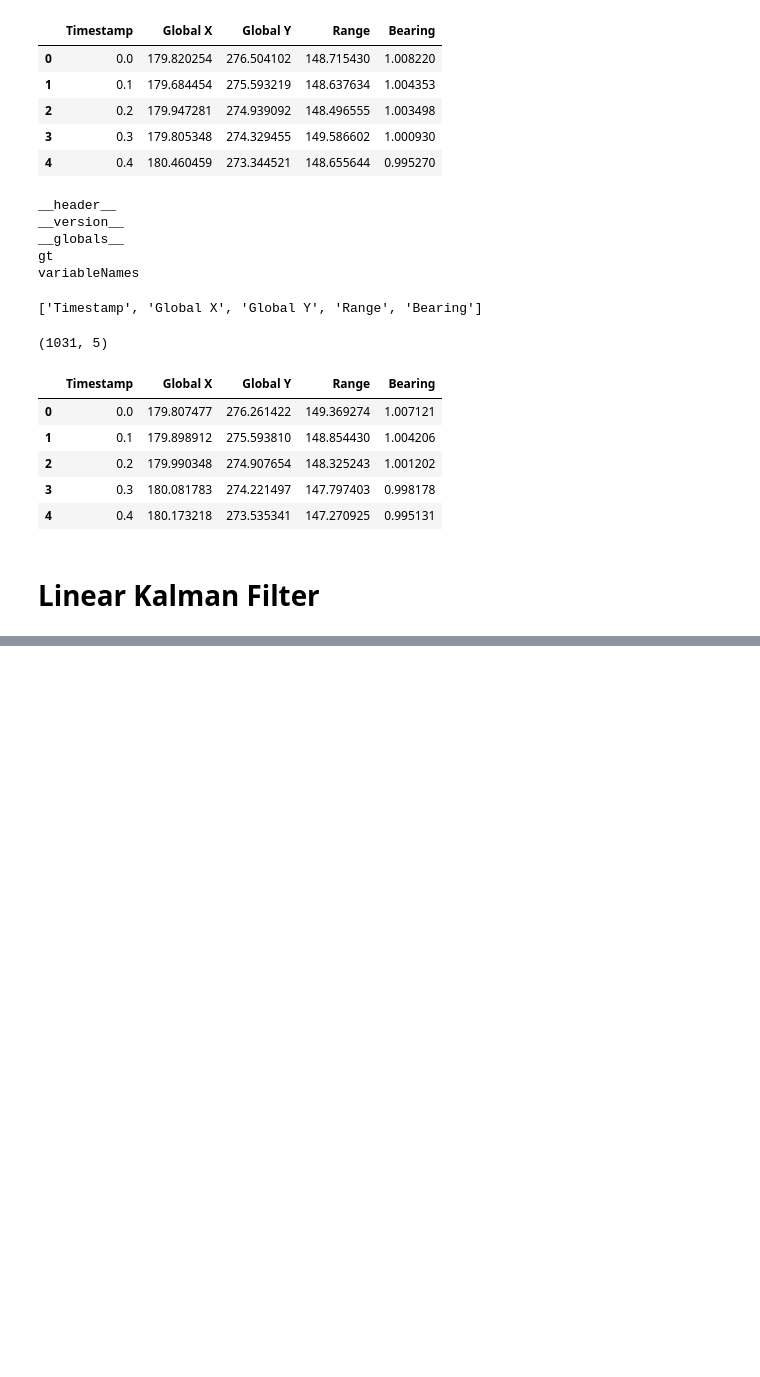
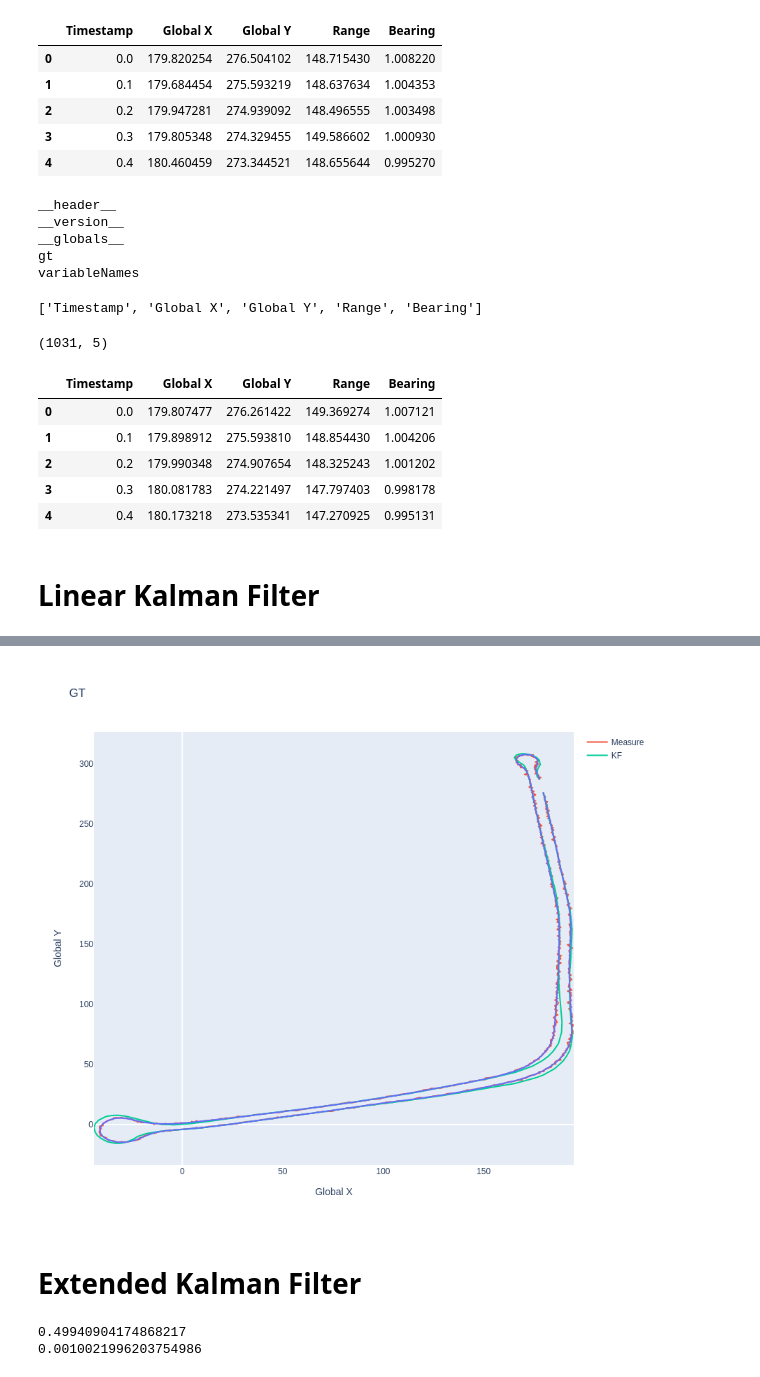
Before and after one commit to viperyl/Notes, a Jupyter notebook: ARS/Practice1/Code.ipynb, the cells around one changed output, grey strips where cells are left out. Saved outputs shown, nothing was run; the diff lists cells and outputs as text; code cells hidden in the pictures; blank space fills up the shorter version.

```diff
--- a/ARS/Practice1/Code.ipynb
+++ b/ARS/Practice1/Code.ipynb
@@ -130,0 +178,3 @@ for i in range(1, len(raw_data)):
+# %%
+df = pd.DataFrame(data = np.array(xs).reshape(-1,4), columns = ["X", "vx", "Y", "vy"])
+df.head(5)
@@ -130,0 +188,11 @@ for i in range(1, len(raw_data)):
+# %%
+fig = px.line(groundTruth, x="Global X", y="Global Y", title='GT',  width=800, height=800)
+fig.add_scatter(x=sensor_data['Global X'], y=sensor_data['Global Y'], mode='lines', name="Measure")
+fig.add_scatter(x=df['X'], y=df['Y'], mode='lines', name = "KF")
+fig.update_layout(xaxis=dict(showgrid=False),
+              yaxis=dict(showgrid=False)
+)
+
+fig.show()
+# %% [output]
+[figure, added]
@@ -130,0 +202,12 @@ for i in range(1, len(raw_data)):
+# %% [markdown]
+# Extended Kalman Filter
+# %%
+sigma_r = sensor_data["Range"] - groundTruth["Range"]
+sigma_theta = sensor_data["Bearing"] - groundTruth["Bearing"]
+sigma_r = sigma_r.std()
+sigma_theta = sigma_theta.std()
+print(sigma_r)
+print(sigma_theta)
+# %% [output]
+0.49940904174868217
+0.0010021996203754986
```
Also changed, not shown: parts of 15 cells of this notebook.
